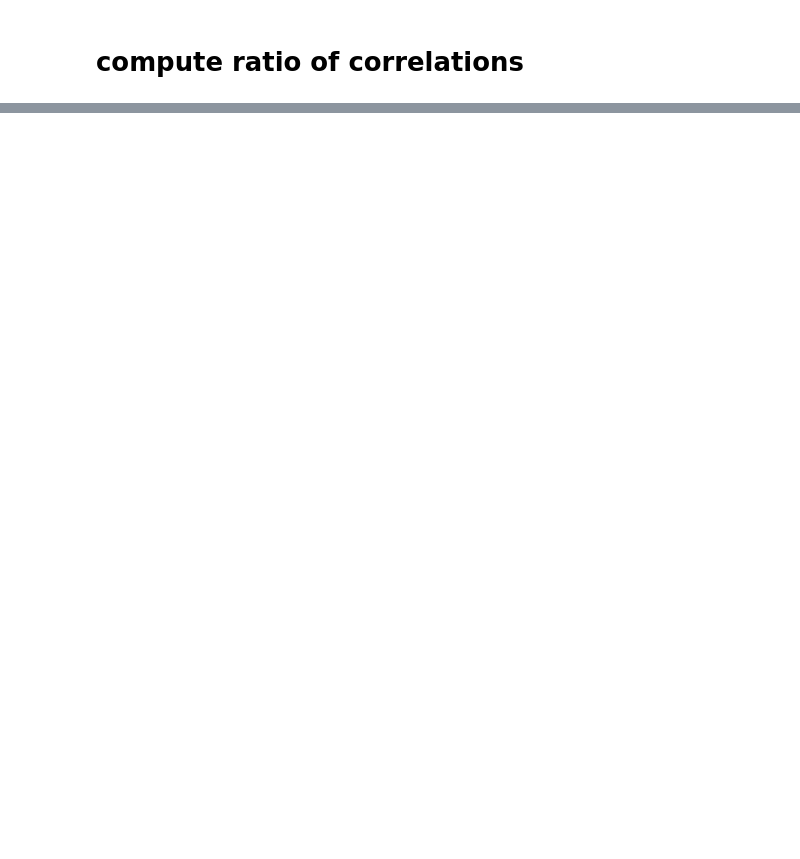
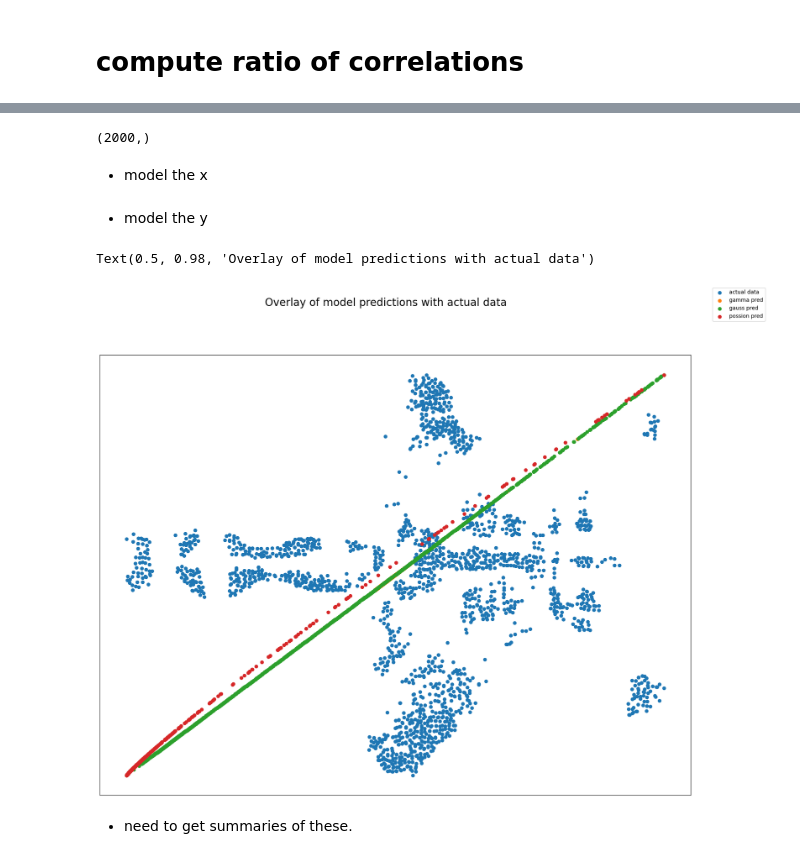
Before and after one commit to duutabib/local-gaucamole, a Jupyter notebook: notebooks/robustSigs/zebrafish_regressing_positions_labels.ipynb, the cells around one changed output, grey strips where cells are left out. Saved outputs shown, nothing was run; the diff lists cells and outputs as text; code cells hidden in the pictures; blank space fills up the shorter version.

```diff
--- a/notebooks/robustSigs/zebrafish_regressing_positions_labels.ipynb
+++ b/notebooks/robustSigs/zebrafish_regressing_positions_labels.ipynb
@@ -1420,0 +942,56 @@ Text(0.5, 1.0, 'Position of ROIs')
+# %%
+abib_correlations.shape
+# %% [output]
+(2000,)
+# %% [markdown]
+* model the x
+# %%
+x_gamma = sm.GLM(x, abib_correlations, family=sm.families.Gamma())
+x_possion = sm.GLM(x, abib_correlations, family=sm.families.Poisson())
+x_normal = sm.GLM(x, abib_correlations, family=sm.families.Gaussian())
+# %% [markdown]
+* model the y
+# %%
+y_gamma = sm.GLM(y, abib_correlations, family=sm.families.Gamma())
+y_possion= sm.GLM(y, abib_correlations, family=sm.families.Poisson())
+y_normal= sm.GLM(y, abib_correlations, family=sm.families.Gaussian())
+# %%
+x_gamma_pred = x_gamma.fit().predict().astype('int')
+x_normal_pred = x_normal.fit().predict().astype('int')
+x_possion_pred = x_possion.fit().predict().astype('int')
+# %%
+y_gamma_pred = y_gamma.fit().predict().astype('int')
+y_possion_pred = y_possion.fit().predict().astype('int')
+y_normal_pred = y_normal.fit().predict().astype('int')
+# %%
+fig0 = plt.figure(figsize=(20, 15))
+ax0 = fig0.add_subplot(111, label='actual data')
+ax1 = fig0.add_subplot(111, label='gamma', frameon=False)
+ax2 = fig0.add_subplot(111, label='normal', frameon=False)
+ax3 = fig0.add_subplot(111, label='poisson', frameon=False)
+
+ax0.scatter(x, y, label='actual data', color='C0')
+ax0.set_xticks([])
+ax0.set_yticks([])
+
+ax1.scatter(x_gamma_pred, y_gamma_pred, label='gamma pred', color='C1')
+ax1.set_xticks([])
+ax1.set_yticks([])
+
+
+ax2.scatter(x_normal_pred, y_normal_pred, label='gauss pred', color='C2')
+ax2.set_xticks([])
+ax2.set_yticks([])
+
+
+ax3.scatter(x_possion_pred, y_possion_pred, label='possion pred', color='C3')
+ax3.set_xticks([])
+ax3.set_yticks([])
+
+fig0.legend()
+fig0.suptitle('Overlay of model predictions with actual data', fontsize=20)
+# %% [output]
+Text(0.5, 0.98, 'Overlay of model predictions with actual data')
+[figure, added]
+# %% [markdown]
+* need to get summaries of these.
```
Also changed, not shown: parts of 97 cells of this notebook.
